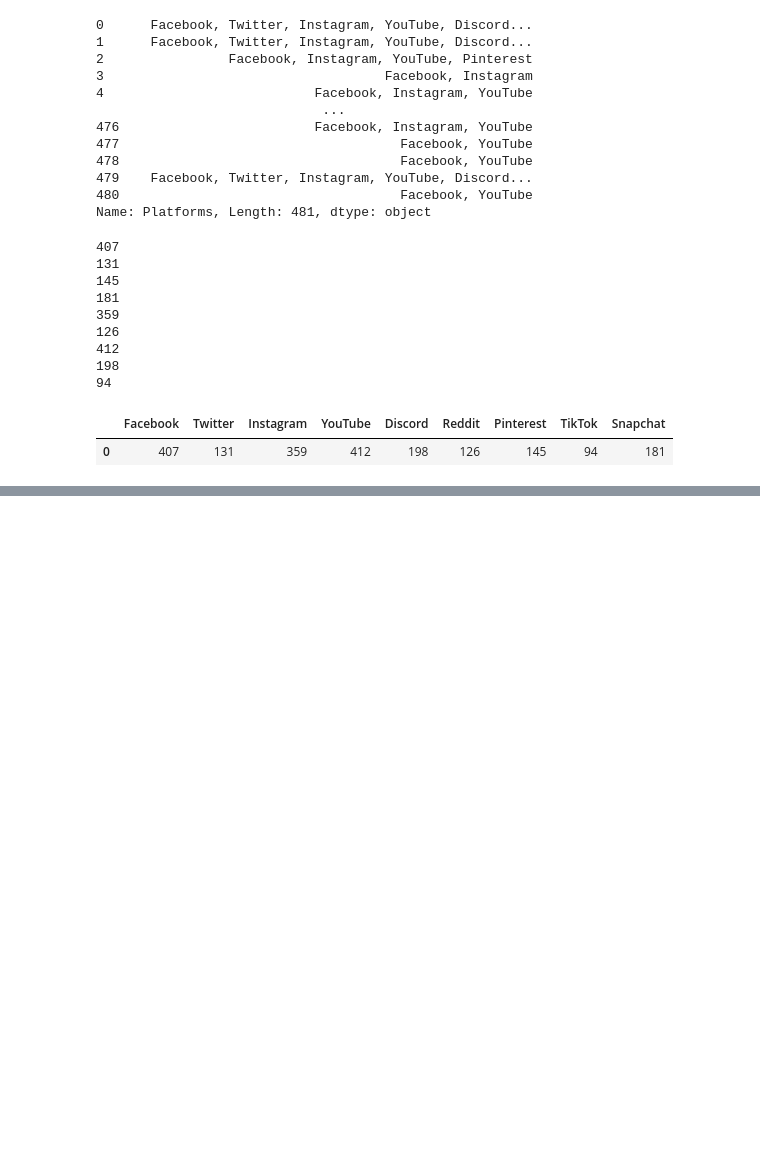
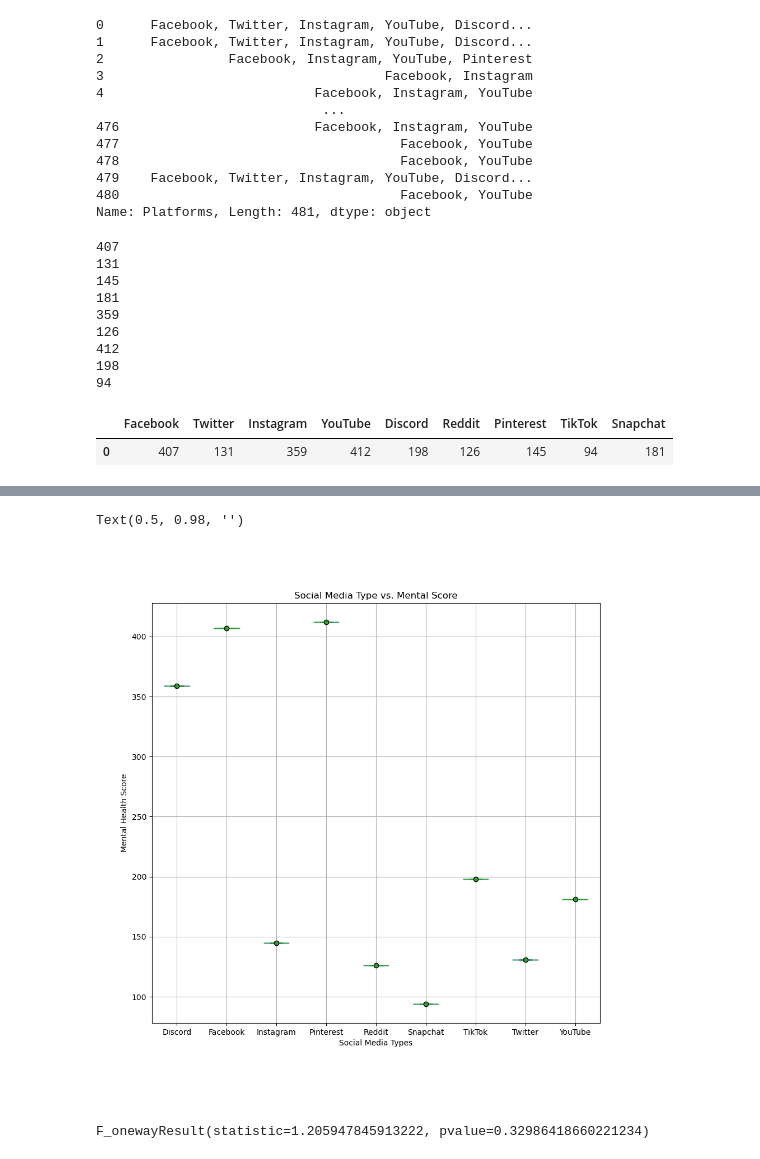
Before and after one commit to DominicT1995/EDA-Social-Media-Mental-Health, a Jupyter notebook: mental_health_project.ipynb, the cells around one changed output, grey strips where cells are left out. Saved outputs shown, nothing was run; the diff lists cells and outputs as text; code cells hidden in the pictures; blank space fills up the shorter version.

```diff
--- a/mental_health_project.ipynb
+++ b/mental_health_project.ipynb
@@ -162,0 +281,6 @@ KeyError: 'Platform'
+# %%
+#Create cleaned DataFrame for chart
+cleaned_data = pd.DataFrame({"Platforms": ["Facebook", "Twitter", "Instagram", "YouTube", "Discord", "Reddit", "Pinterest", "TikTok", "Snapchat"],
+                     "Total scores": [407, 131, 145, 181, 359, 126, 412, 198, 94]})
+
+cleaned_data
@@ -162,0 +298,27 @@ KeyError: 'Platform'
+# %%
+#Create boxplot for social meadia types vs mental health score
+fig = cleaned_data.boxplot("Total scores", by="Platforms", figsize=(10, 10), showmeans=True,
+                                meanprops={"marker":"o", "markeredgecolor": "black"})
+
+fig.set_title("Social Media Type vs. Mental Score")
+fig.set_xlabel("Social Media Types")
+fig.set_ylabel("Mental Health Score")
+fig.get_figure().suptitle("")
+# %% [output]
+Text(0.5, 0.98, '')
+[figure, added]
+# %%
+#Perform ANOVA test for
+g0_1 = social_media_data[social_media_data["Platforms"] == "Facebook"]["Total score"]
+g0_2 = social_media_data[social_media_data["Platforms"] == "Twitter"]["Total score"]
+g0_3 = social_media_data[social_media_data["Platforms"] == "Pinterest"]["Total score"]
+g0_4 = social_media_data[social_media_data["Platforms"] == "Snapchat"]["Total score"]
+g0_5 = social_media_data[social_media_data["Platforms"] == "Instagram"]["Total score"]
+g0_6 = social_media_data[social_media_data["Platforms"] == "Reddit"]["Total score"]
+g0_7 = social_media_data[social_media_data["Platforms"] == "YouTube"]["Total score"]
+g0_8 = social_media_data[social_media_data["Platforms"] == "Discord"]["Total score"]
+g0_9 = social_media_data[social_media_data["Platforms"] == "TikTok"]["Total score"]
+
+stats.f_oneway(g0_1, g0_2, g0_3, g0_5, g0_6, g0_7, g0_8, g0_9)
+# %% [output]
+F_onewayResult(statistic=1.205947845913222, pvalue=0.32986418660221234)
```
Also changed, not shown: parts of 7 cells of this notebook.
